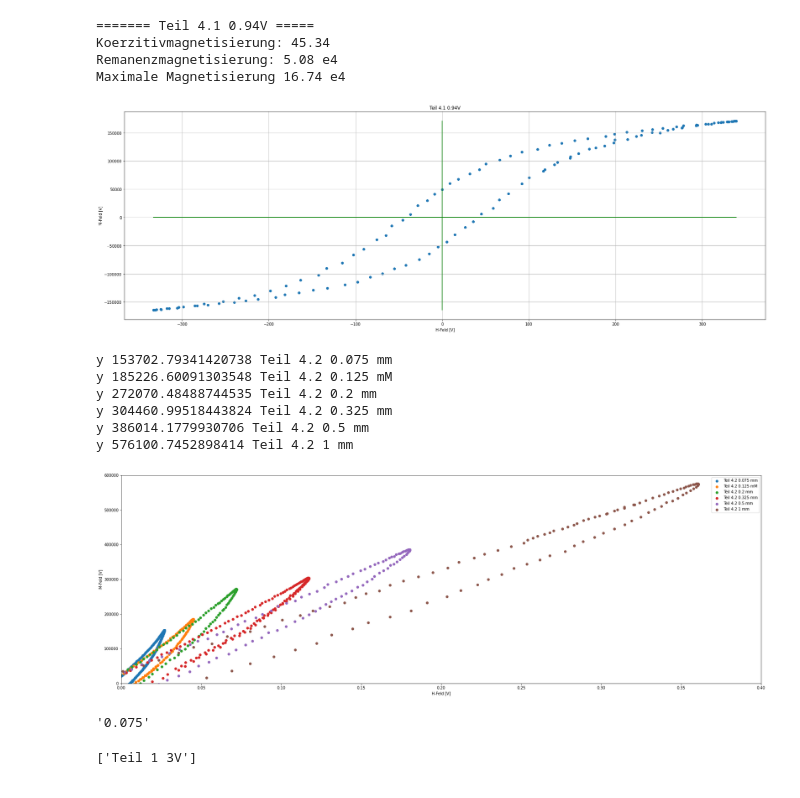
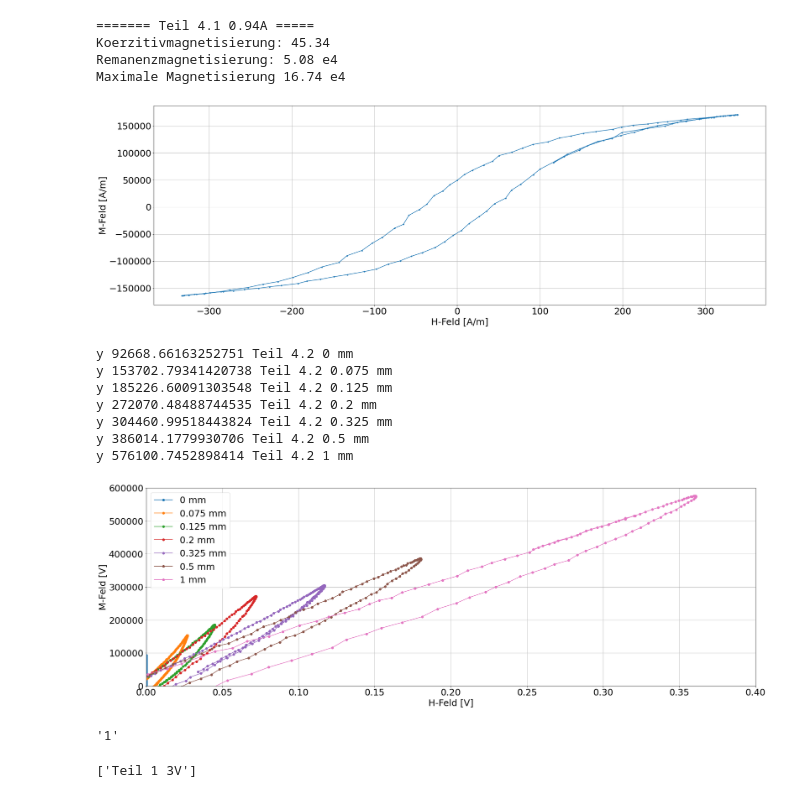
Before and after one commit to PI0nk/Praktikum-test, a Jupyter notebook: B 2.4/Measurements/Teil 4/Teil 4.ipynb, the cells around one changed output. Saved outputs shown, nothing was run; the diff lists cells and outputs as text; code cells hidden in the pictures.

```diff
--- a/B 2.4/Measurements/Teil 4/Teil 4.ipynb
+++ b/B 2.4/Measurements/Teil 4/Teil 4.ipynb
@@ -4,6 +4,10 @@ import numpy as np
 import scipy as scp
 import sys
 import os
+font = {'family' : 'normal',
+        'size'   : 25}
+
+plt.rc('font', **font)
 # %%
 def M(U):
     q = (0.9/10000)
@@ -44,9 +48,9 @@ for name in os.listdir("Daten"):
     xv = list(xv)
 
 
-    plt.scatter(xv,yv)
-    plt.xlabel("H-Feld [V]")
-    plt.ylabel("M-Feld [V]")
+    plt.plot(xv,yv,marker=".",label="Messdaten für 0.94A")
+    plt.xlabel("H-Feld [A/m]")
+    plt.ylabel("M-Feld [A/m]")
     file.close()
 
 
@@ -85,16 +89,17 @@ for name in os.listdir("Daten"):
 
     x_abs = abs(np.array(xv))
     y_abs = abs(np.array(yv))
-    plt.plot([0,0],[min(yv),max(yv)],color="green")
-    plt.plot([min(xv),max(xv)],[0,0],color="green")
-    plt.title(name)
+    #plt.plot([0,0],[min(yv),max(yv)],color="green")
+    #plt.plot([min(xv),max(xv)],[0,0],color="green")
+    #plt.title(name)
     plt.grid(True)
+plt.savefig("..\..\Images\Teil4.1.png")
 # %% [output]
-======= Teil 4.1 0.94V =====
+======= Teil 4.1 0.94A =====
 Koerzitivmagnetisierung: 45.34
 Remanenzmagnetisierung: 5.08 e4
 Maximale Magnetisierung 16.74 e4
-[figure, old version]
+[figure, new version]
 # %%
 plt.figure(figsize=(30,10))
 for name in os.listdir("Daten"):
@@ -106,40 +111,43 @@ for name in os.listdir("Daten"):
         Im =float(name.split(" ")[-2])
 
     file = open("Daten/"+name)
     lines = file.readlines()
     xv,yv = [],[]
     #plt.xlim(-0.25,0.25)
     if "oS" in name:
         continue
 
     for line in lines:
         vals = line[:-1].split("\t")
         xv.append(float(vals[1]))
         yv.append(M(float(vals[0])))
     xv = np.array(xv)
     Um = max(xv)
     xv = H(Im,Um,xv)
-    plt.scatter(xv,yv,label=name)
+    plt.plot(xv,yv,label=name[9:],marker="o")
     plt.xlabel("H-Feld [V]")
     plt.ylabel("M-Feld [V]")
     #print("x",max(xv),name)
     print("y",max(yv),name)
     plt.legend()
     file.close()
     plt.xlim(0,0.4)
     plt.ylim(0, 600000)
+    plt.grid(True)
+plt.savefig("..\..\Images\Teil4.2.png")
 # %% [output]
+y 92668.66163252751 Teil 4.2 0 mm
 y 153702.79341420738 Teil 4.2 0.075 mm
-y 185226.60091303548 Teil 4.2 0.125 mM
+y 185226.60091303548 Teil 4.2 0.125 mm
 y 272070.48488744535 Teil 4.2 0.2 mm
 y 304460.99518443824 Teil 4.2 0.325 mm
 y 386014.1779930706 Teil 4.2 0.5 mm
 y 576100.7452898414 Teil 4.2 1 mm
-[figure, old version]
+[figure, new version]
 # %%
 name.split(" ")[-2]
 # %% [output]
-'0.075'
+'1'
 # %%
 # %% [output]
 ['Teil 1 3V']
```
Also changed, not shown: 5 other files.
